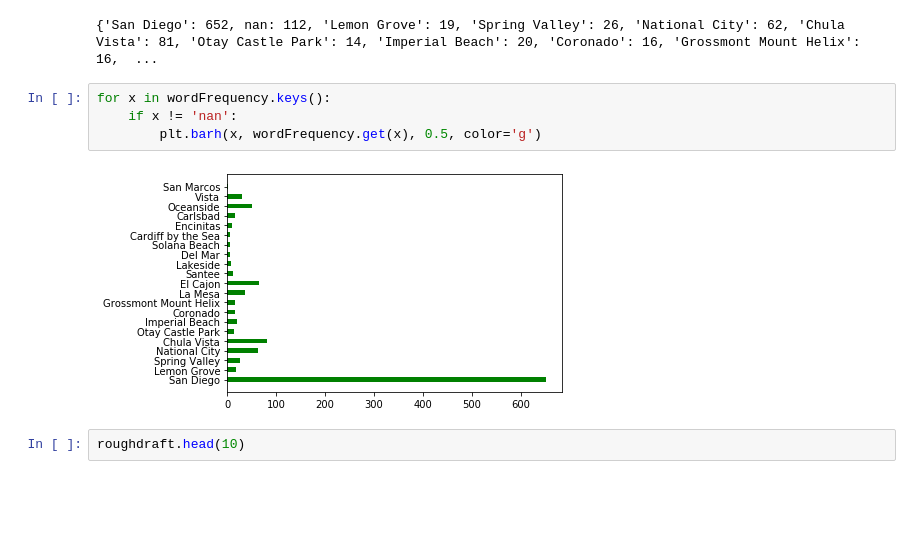
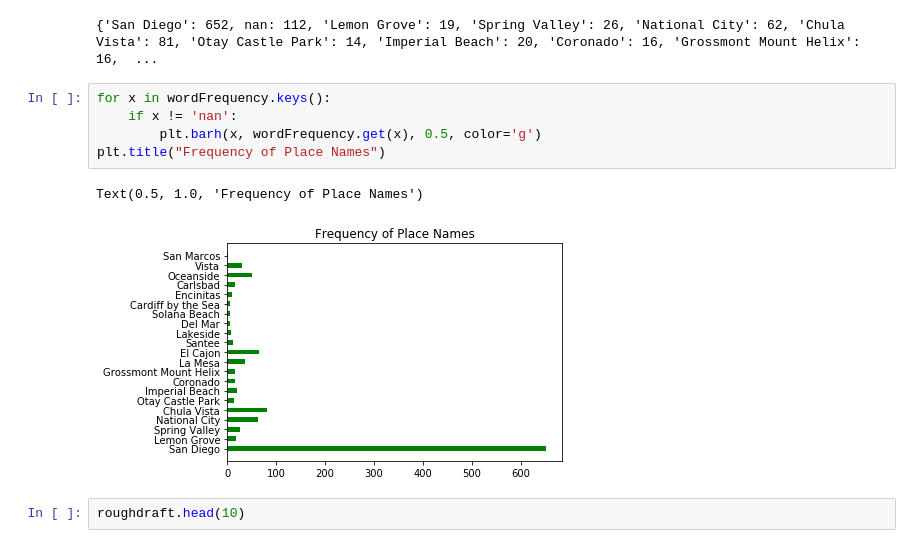
Before and after one commit to MangoOverlord/DataHacks2020, a Jupyter notebook: Dataset/CountingBlocks.ipynb, the cells around one changed output. Saved outputs shown, nothing was run; the diff lists cells and outputs as text; blank space fills up the shorter version.

```diff
--- a/Dataset/CountingBlocks.ipynb
+++ b/Dataset/CountingBlocks.ipynb
@@ -30,9 +30,11 @@ print(wordFrequency)
 # %%
 for x in wordFrequency.keys():
     if x != 'nan':
         plt.barh(x, wordFrequency.get(x), 0.5, color='g')
+plt.title("Frequency of Place Names")
 # %% [output]
+Text(0.5, 1.0, 'Frequency of Place Names')
-[figure, old version]
+[figure, new version]
 # %%
 roughdraft.head(10)
 # %% [output]
```
Also changed, not shown: parts of 6 cells of this notebook, 2 other files.
